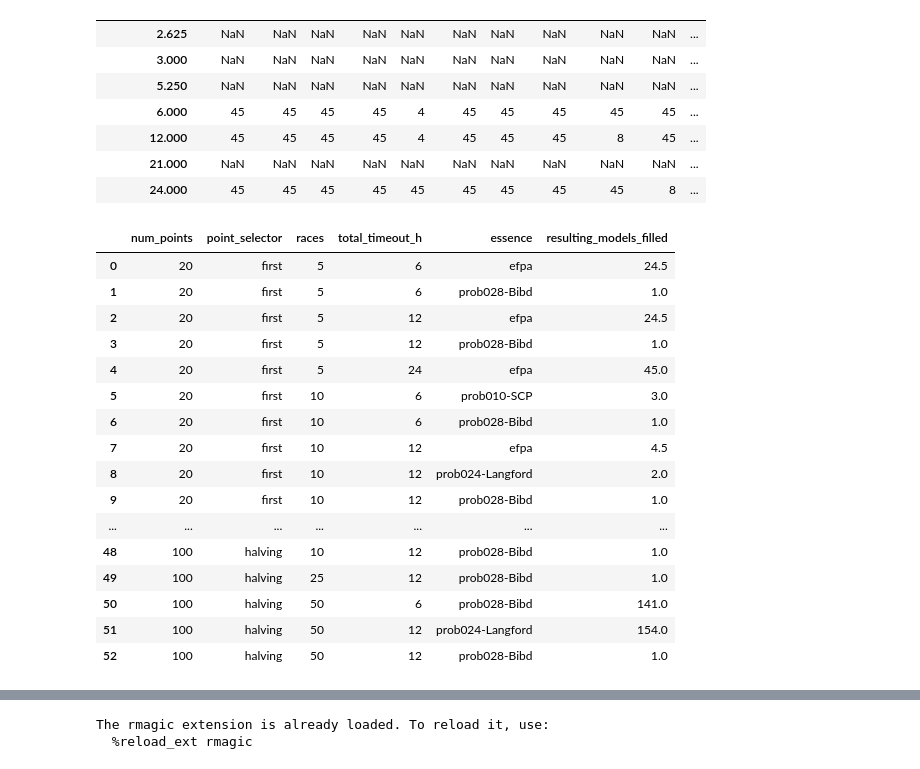
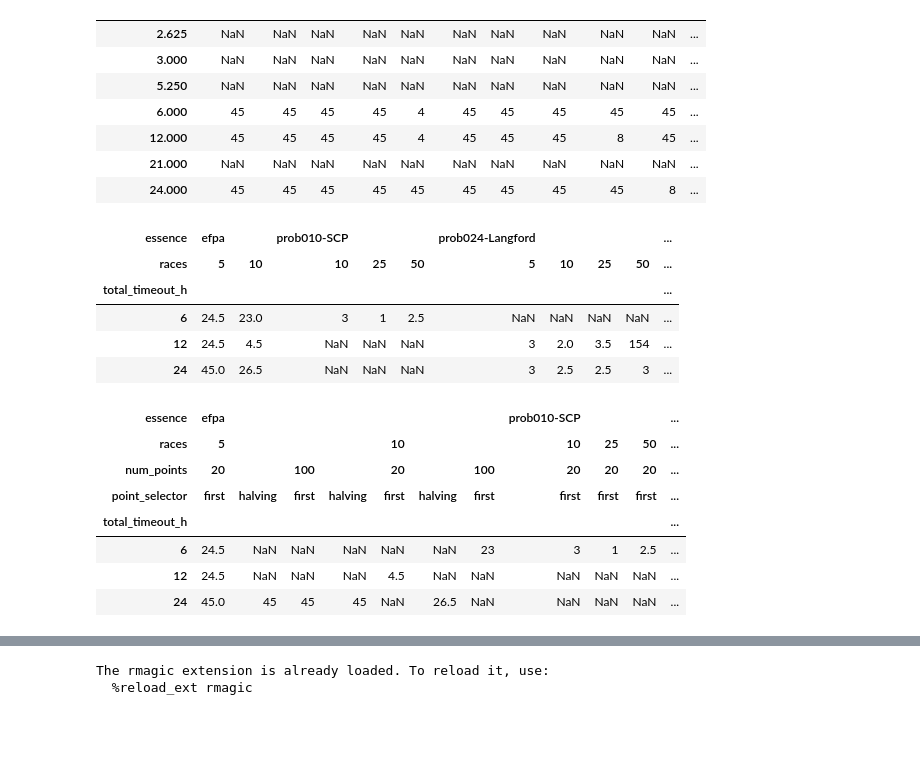
Before and after one commit to Bilalh/Gen, a Jupyter notebook: scripts/parse_results/useful.ipynb, the cells around one changed output, grey strips where cells are left out. Drawn from its saved outputs; the diff is of its cells as text; code cells hidden in the pictures; blank space fills up the shorter version.

```diff
--- a/scripts/parse_results/useful.ipynb
+++ b/scripts/parse_results/useful.ipynb
@@ -236,59 +247,61 @@ pt=df[ (df['total_timeout_h'] >= 1  )  ].pivot_table(rows=['total_timeout_h'],
 # %%
 our = df [ (df['method'] == 'ksample')  ]
 
-pt = our[ (our['total_timeout_h'].isin( [6,12,24]) )  ].pivot_table(
+pt = our[ (our['total_timeout_h'].isin([6,12,24]) )  ].pivot_table(
                     rows=['run_no'],
                     cols=['essence', 'total_timeout_h', 'races', 'num_points', 'point_selector'],
                     values='resulting_models_filled')
 # display(pt)
 pt_var = pt.var()
 ll = pt_var[ (pt_var < 1000) ]
 
 low_var=pt.filter(items=ll.index)
 
 by_common = low_var.mean().unstack(level='essence').unstack(level='total_timeout_h').unstack(level='races')
 out=by_common.stack().stack().stack()
 
+#TODO best overall
+# display(low_var.mean().unstack(level=['point_selector', 'num_points' ]  ))
+
 mins = by_common.min().dropna().unstack(['essence','races'])
-# display(mins)
+display(mins)
+
+col_names = out.index.names + ['resulting_models_filled', 'num_models', 'method']
 
 def unnest(t):
     return t[0] + (t[1],)
-items = [ list(zip(out.index.names + ['resulting_models_filled'], unnest(t))) for t in  out.items() ]
+items = [ list(zip(col_names, unnest(t))) for t in  out.items() ]
 
 results_k = []
 for item in items:
     d = dict(item)
     min_left = mins[d['essence']][ d['races'] ][d['total_timeout_h']]
     if d['resulting_models_filled'] <= (min_left + 0.0001) :
         res = list(zip(*item))[1]
+        res += (df[ df['essence'] == d['essence'] ]['num_models'][0:1], 'ksample' )
         results_k.append(res)
 
 
-ksample = pd.DataFrame.from_records( results_k,
-                                    columns=out.index.names + ['resulting_models_filled'],
+ksample = pd.DataFrame.from_records(results_k,
+                                    columns=col_names,
                                     coerce_float = True)
 
-ksample
-# ksample.pivot_table(
-#                     rows=['total_timeout_h'],
-#                     cols=['essence', 'races'],
-#                     values='resulting_models_filled')
+ksample.pivot_table(
+                    rows=['total_timeout_h'],
+                    cols=['essence','races', 'num_points', 'point_selector'],
+                    values='resulting_models_filled')
 # %% [output]
-|  | num_points | point_selector | races | total_timeout_h | essence | resulting_models_filled |
-| 0 | 20 | first | 5 | 6 | efpa | 24.5 |
-| 1 | 20 | first | 5 | 6 | prob028-Bibd | 1.0 |
-| 2 | 20 | first | 5 | 12 | efpa | 24.5 |
-| 3 | 20 | first | 5 | 12 | prob028-Bibd | 1.0 |
-| 4 | 20 | first | 5 | 24 | efpa | 45.0 |
-| 5 | 20 | first | 10 | 6 | prob010-SCP | 3.0 |
-| 6 | 20 | first | 10 | 6 | prob028-Bibd | 1.0 |
-| 7 | 20 | first | 10 | 12 | efpa | 4.5 |
-| 8 | 20 | first | 10 | 12 | prob024-Langford | 2.0 |
-| 9 | 20 | first | 10 | 12 | prob028-Bibd | 1.0 |
-| ... | ... | ... | ... | ... | ... | ... |
-| 48 | 100 | halving | 10 | 12 | prob028-Bibd | 1.0 |
-| 49 | 100 | halving | 25 | 12 | prob028-Bibd | 1.0 |
-| 50 | 100 | halving | 50 | 6 | prob028-Bibd | 141.0 |
-| 51 | 100 | halving | 50 | 12 | prob024-Langford | 154.0 |
-| 52 | 100 | halving | 50 | 12 | prob028-Bibd | 1.0 |
+| essence | efpa |  | prob010-SCP |  |  | prob024-Langford |  |  |  | ... |
+| races | 5 | 10 | 10 | 25 | 50 | 5 | 10 | 25 | 50 | ... |
+| total_timeout_h |  |  |  |  |  |  |  |  |  | ... |
+| 6 | 24.5 | 23.0 | 3 | 1 | 2.5 | NaN | NaN | NaN | NaN | ... |
+| 12 | 24.5 | 4.5 | NaN | NaN | NaN | 3 | 2.0 | 3.5 | 154 | ... |
+| 24 | 45.0 | 26.5 | NaN | NaN | NaN | 3 | 2.5 | 2.5 | 3 | ... |
+| essence | efpa |  |  |  |  |  |  | prob010-SCP |  |  | ... |
+| races | 5 |  |  |  | 10 |  |  | 10 | 25 | 50 | ... |
+| num_points | 20 |  | 100 |  | 20 |  | 100 | 20 | 20 | 20 | ... |
+| point_selector | first | halving | first | halving | first | halving | first | first | first | first | ... |
+| total_timeout_h |  |  |  |  |  |  |  |  |  |  | ... |
+| 6 | 24.5 | NaN | NaN | NaN | NaN | NaN | 23 | 3 | 1 | 2.5 | ... |
+| 12 | 24.5 | NaN | NaN | NaN | 4.5 | NaN | NaN | NaN | NaN | NaN | ... |
+| 24 | 45.0 | 45 | 45 | 45 | NaN | 26.5 | NaN | NaN | NaN | NaN | ... |
```
Also changed, not shown: parts of 6 cells of this notebook, 1 other file.
